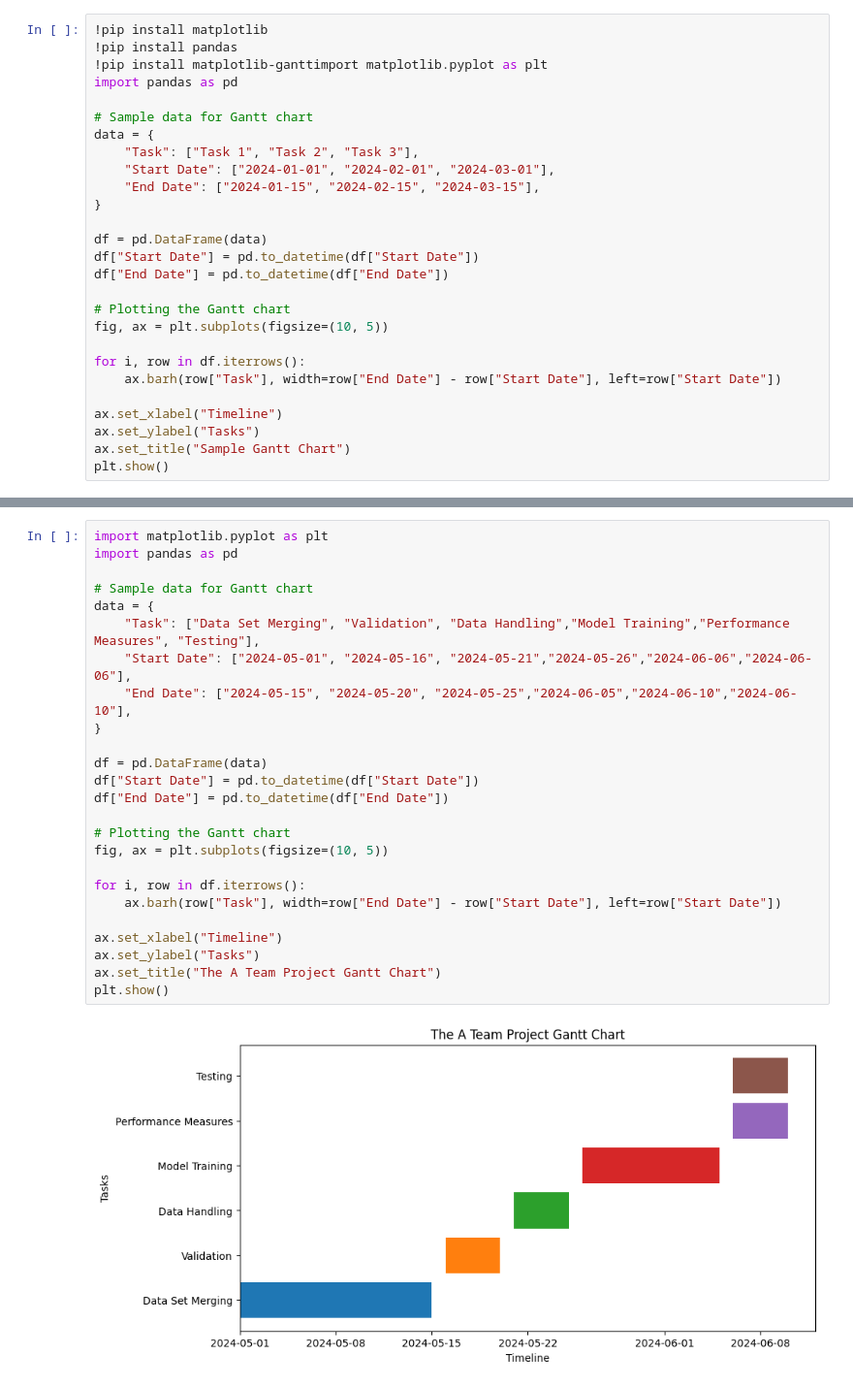
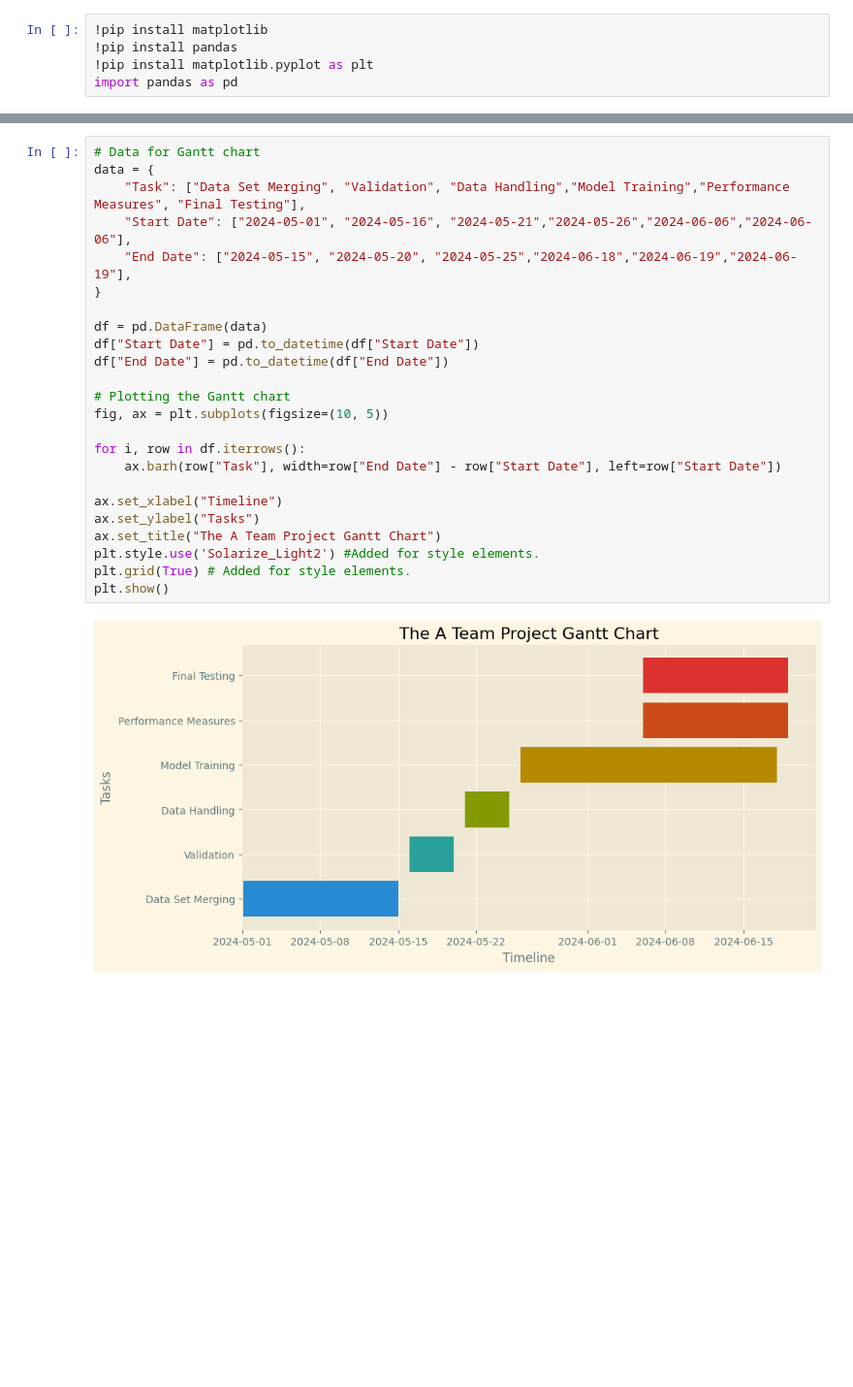
Before and after one commit to BILGI-IE-423/ie423-2024-termproject-the-a-team, a Jupyter notebook: Ganttchart.ipynb, the cells around one changed output, grey strips where cells are left out. Shown at 97% size. Drawn from its saved outputs; the diff is of its cells as text; blank space fills up the shorter version.

Commit message:
Changed style and dates

```diff
--- a/Ganttchart.ipynb
+++ b/Ganttchart.ipynb
@@ -1,30 +1,8 @@
 # %%
 !pip install matplotlib
 !pip install pandas
-!pip install matplotlib-ganttimport matplotlib.pyplot as plt
+!pip install matplotlib.pyplot as plt
 import pandas as pd
-
-# Sample data for Gantt chart
-data = {
-    "Task": ["Task 1", "Task 2", "Task 3"],
-    "Start Date": ["2024-01-01", "2024-02-01", "2024-03-01"],
-    "End Date": ["2024-01-15", "2024-02-15", "2024-03-15"],
-}
-
-df = pd.DataFrame(data)
-df["Start Date"] = pd.to_datetime(df["Start Date"])
-df["End Date"] = pd.to_datetime(df["End Date"])
-
-# Plotting the Gantt chart
-fig, ax = plt.subplots(figsize=(10, 5))
-
-for i, row in df.iterrows():
-    ax.barh(row["Task"], width=row["End Date"] - row["Start Date"], left=row["Start Date"])
-
-ax.set_xlabel("Timeline")
-ax.set_ylabel("Tasks")
-ax.set_title("Sample Gantt Chart")
-plt.show()
 # %% [output]
 Requirement already satisfied: matplotlib in c:\programdata\miniconda3\lib\site-packages (3.8.4)
 Requirement already satisfied: contourpy>=1.0.1 in c:\programdata\miniconda3\lib\site-packages (from matplotlib) (1.2.1)
@@ -48,27 +26,26 @@ ERROR: No matching distribution found for matplotlib-gantt
 # %%
-import matplotlib.pyplot as plt
-import pandas as pd
-
-# Sample data for Gantt chart
+# Data for Gantt chart
 data = {
-    "Task": ["Data Set Merging", "Validation", "Data Handling","Model Training","Performance Measures", "Testing"],
+    "Task": ["Data Set Merging", "Validation", "Data Handling","Model Training","Performance Measures", "Final Testing"],
     "Start Date": ["2024-05-01", "2024-05-16", "2024-05-21","2024-05-26","2024-06-06","2024-06-06"],
-    "End Date": ["2024-05-15", "2024-05-20", "2024-05-25","2024-06-05","2024-06-10","2024-06-10"],
+    "End Date": ["2024-05-15", "2024-05-20", "2024-05-25","2024-06-18","2024-06-19","2024-06-19"],
 }
 
 df = pd.DataFrame(data)
 df["Start Date"] = pd.to_datetime(df["Start Date"])
 df["End Date"] = pd.to_datetime(df["End Date"])
 
 # Plotting the Gantt chart
 fig, ax = plt.subplots(figsize=(10, 5))
 
 for i, row in df.iterrows():
     ax.barh(row["Task"], width=row["End Date"] - row["Start Date"], left=row["Start Date"])
 
 ax.set_xlabel("Timeline")
 ax.set_ylabel("Tasks")
 ax.set_title("The A Team Project Gantt Chart")
+plt.style.use('Solarize_Light2') #Added for style elements.
+plt.grid(True) # Added for style elements.
 plt.show()
 # %% [output]
-[figure, old version]
+[figure, new version]
```
Also changed, not shown: parts of 1 cell of this notebook.
